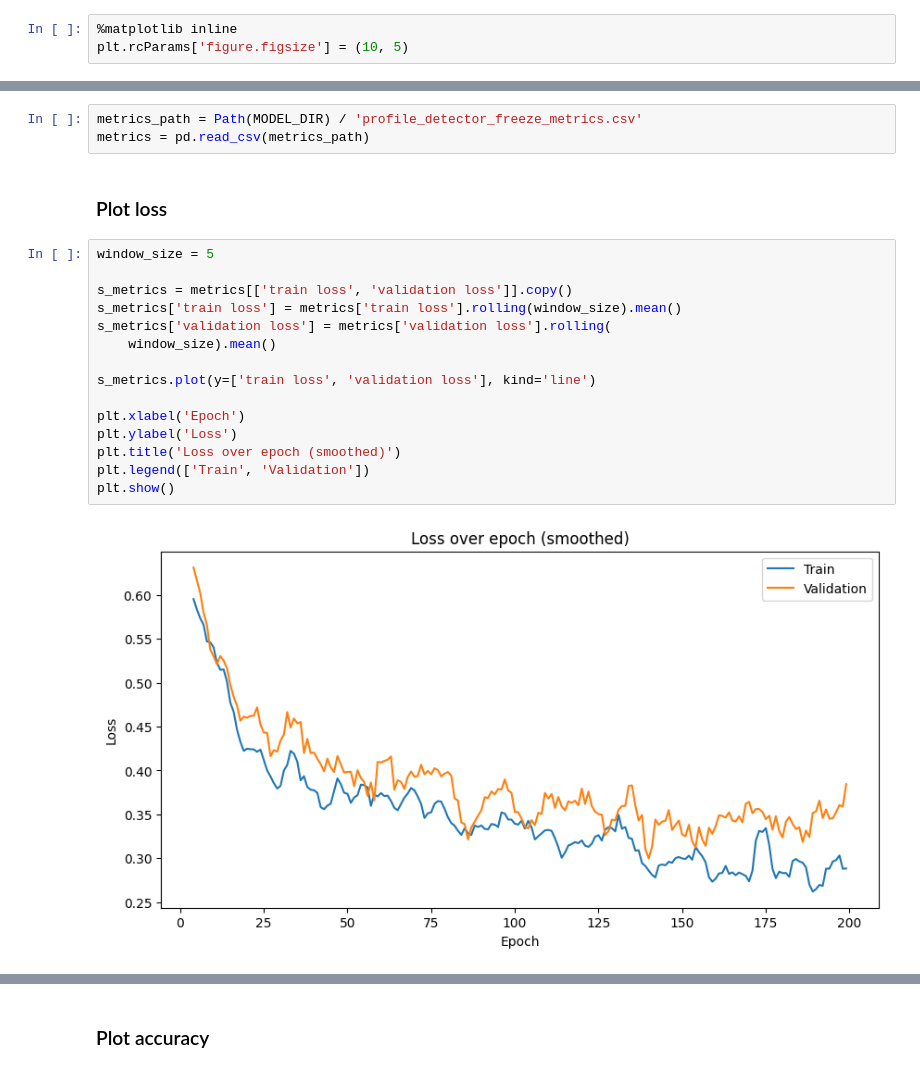
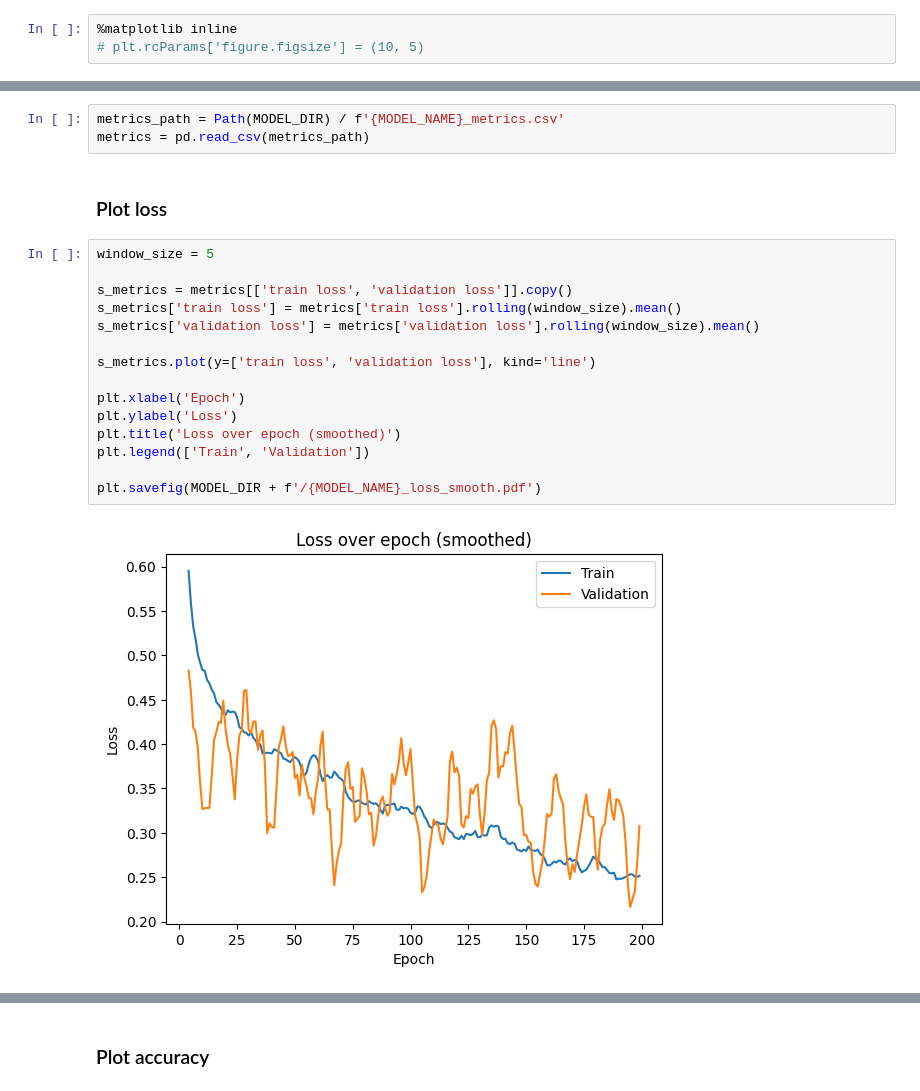
Before and after one commit to ackec/emotioncapture, a Jupyter notebook: profile_detector/evaluate.ipynb, the cells around one changed output, grey strips where cells are left out. Cells and saved outputs as stored; diff of their text form.

```diff
--- a/profile_detector/evaluate.ipynb
+++ b/profile_detector/evaluate.ipynb
@@ -31,7 +29,7 @@ MODEL_DIR = '../trained_models'
 Make plots wider
 # %%
 %matplotlib inline
-plt.rcParams['figure.figsize'] = (10, 5)
+# plt.rcParams['figure.figsize'] = (10, 5)
 # %% [markdown]
 ### Model and dataset
 # %%
@@ -49,27 +69,27 @@ Loaded test dataset with 1005 images.
 # %% [markdown]
 ### Load loss and accuracy
 # %%
-metrics_path = Path(MODEL_DIR) / 'profile_detector_freeze_metrics.csv'
+metrics_path = Path(MODEL_DIR) / f'{MODEL_NAME}_metrics.csv'
 metrics = pd.read_csv(metrics_path)
 # %% [markdown]
 ### Plot loss
 # %%
 window_size = 5
 
 s_metrics = metrics[['train loss', 'validation loss']].copy()
 s_metrics['train loss'] = metrics['train loss'].rolling(window_size).mean()
-s_metrics['validation loss'] = metrics['validation loss'].rolling(
-    window_size).mean()
+s_metrics['validation loss'] = metrics['validation loss'].rolling(window_size).mean()
 
 s_metrics.plot(y=['train loss', 'validation loss'], kind='line')
 
 plt.xlabel('Epoch')
 plt.ylabel('Loss')
 plt.title('Loss over epoch (smoothed)')
 plt.legend(['Train', 'Validation'])
-plt.show()
+
+plt.savefig(MODEL_DIR + f'/{MODEL_NAME}_loss_smooth.pdf')
 # %% [output]
-[figure, old version]
+[figure, new version]
 # %%
 metrics.plot(y=['train loss', 'validation loss'], kind='line')
 
```
Also changed, not shown: parts of 21 cells of this notebook, 2 other files.
